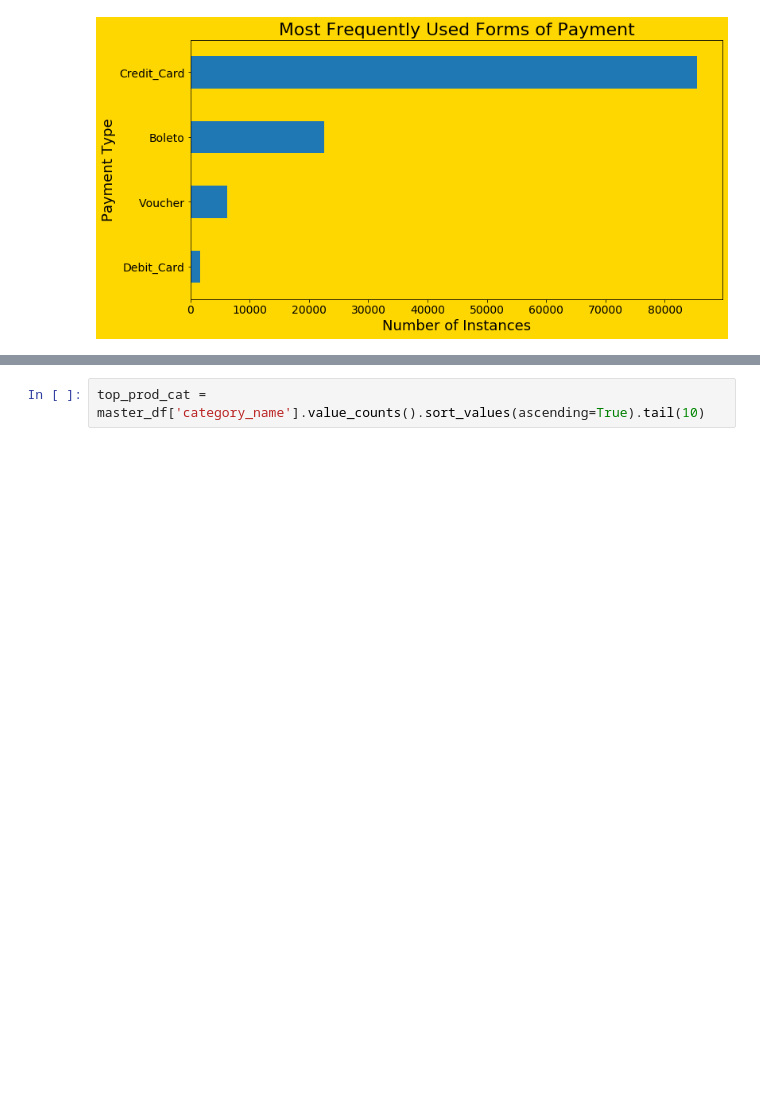
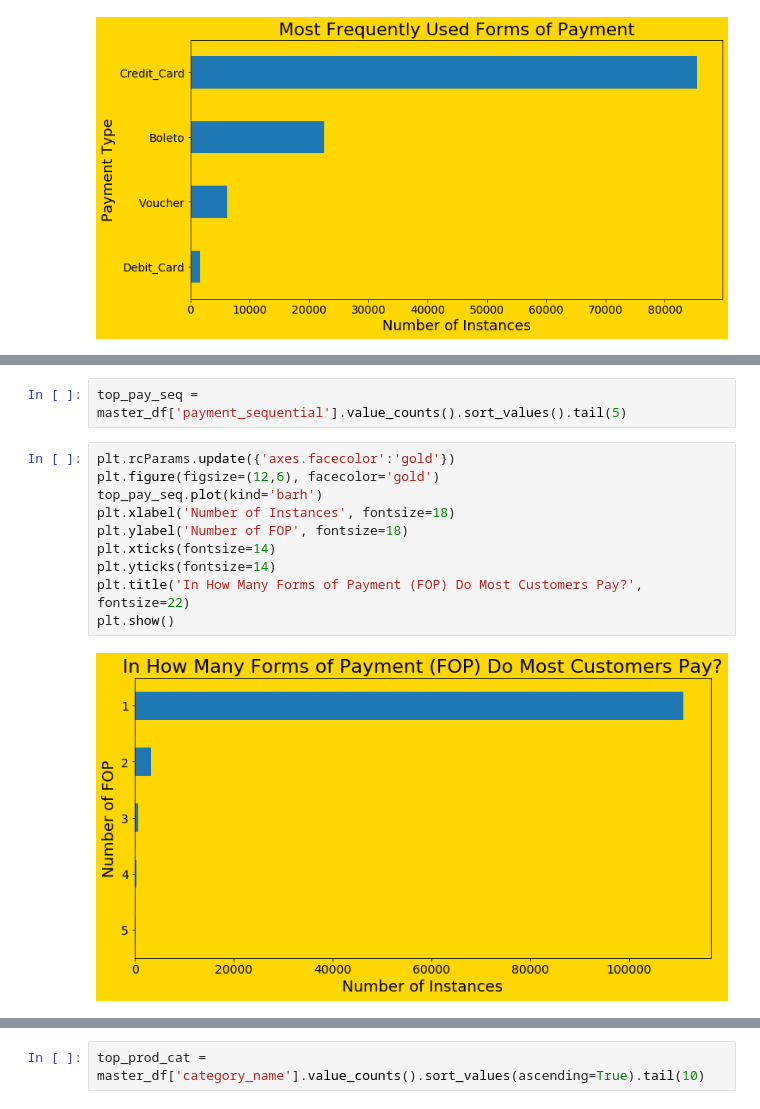
Before and after one commit to RossReisman/Data-Analyst-Portfolio, a Jupyter notebook: Python/brazil/brazil.ipynb, the cells around one changed output, grey strips where cells are left out. Drawn from its saved outputs; the diff is of its cells as text; blank space fills up the shorter version.

```diff
--- a/Python/brazil/brazil.ipynb
+++ b/Python/brazil/brazil.ipynb
@@ -2346,0 +2375,14 @@ Name: product_category_name, dtype: int64
+# %%
+top_pay_seq = master_df['payment_sequential'].value_counts().sort_values().tail(5)
+# %%
+plt.rcParams.update({'axes.facecolor':'gold'})
+plt.figure(figsize=(12,6), facecolor='gold')
+top_pay_seq.plot(kind='barh')
+plt.xlabel('Number of Instances', fontsize=18)
+plt.ylabel('Number of FOP', fontsize=18)
+plt.xticks(fontsize=14)
+plt.yticks(fontsize=14)
+plt.title('In How Many Forms of Payment (FOP) Do Most Customers Pay?', fontsize=22)
+plt.show()
+# %% [output]
+[figure, added]
```
Also changed, not shown: parts of 10 cells of this notebook.
